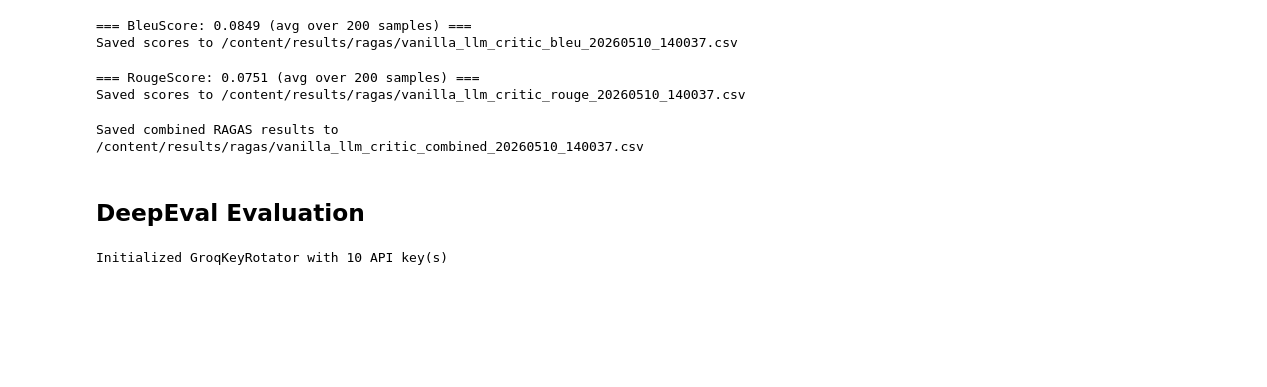
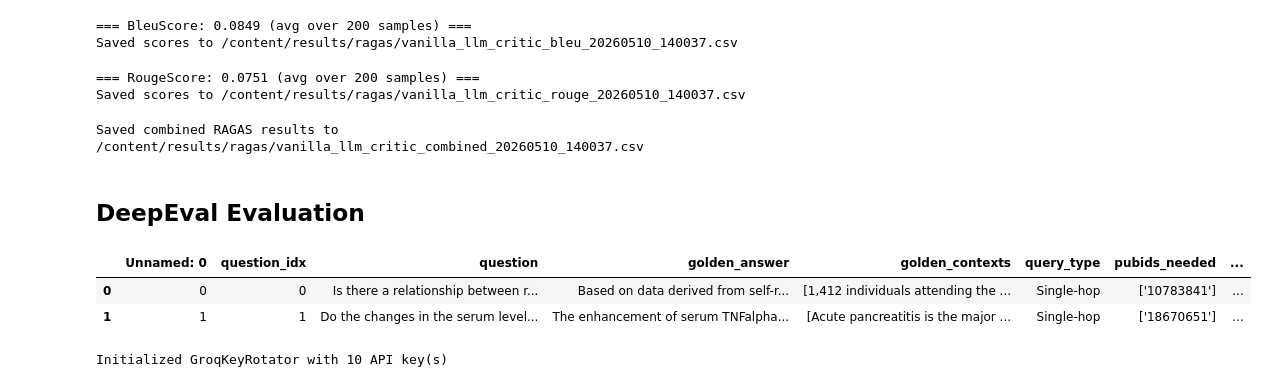
Before and after one commit to maalolankannan1/MedicalQA_RAG, a Jupyter notebook: notebooks/vanilla_llm_exp/vanilla_llm_with_critic.ipynb, the cells around one changed output. Cells and saved outputs as stored; diff of their text form; code cells hidden in the pictures; blank space fills up the shorter version.

Commit message:
Added new results and updated notebooks

```diff
--- a/notebooks/vanilla_llm_exp/vanilla_llm_with_critic.ipynb
+++ b/notebooks/vanilla_llm_exp/vanilla_llm_with_critic.ipynb
@@ -737,6 +787,15 @@ combined_ragas = build_ragas_combined(
 Saved combined RAGAS results to /content/results/ragas/vanilla_llm_critic_combined_20260510_140037.csv
 # %% [markdown]
 ## DeepEval Evaluation
+# %%
+timestamp = "20260510_140037"
+eval_dataset = pd.read_csv(str(config.RESULTS_EVALSETS_DIR / f"vanilla_llm_critic_{timestamp}.csv"))
+eval_dataset['golden_contexts'] = eval_dataset['golden_contexts'].apply(literal_eval)
+eval_dataset.head(2)
+# %% [output]
+|  | Unnamed: 0 | question_idx | question | golden_answer | golden_contexts | query_type | pubids_needed | ... |
+| 0 | 0 | 0 | Is there a relationship between r... | Based on data derived from self-r... | [1,412 individuals attending the ... | Single-hop | ['10783841'] | ... |
+| 1 | 1 | 1 | Do the changes in the serum level... | The enhancement of serum TNFalpha... | [Acute pancreatitis is the major ... | Single-hop | ['18670651'] | ... |
 # %%
 test_cases = build_test_cases(eval_dataset)
 
```
Also changed, not shown: parts of 14 cells of this notebook, 6 other files.
